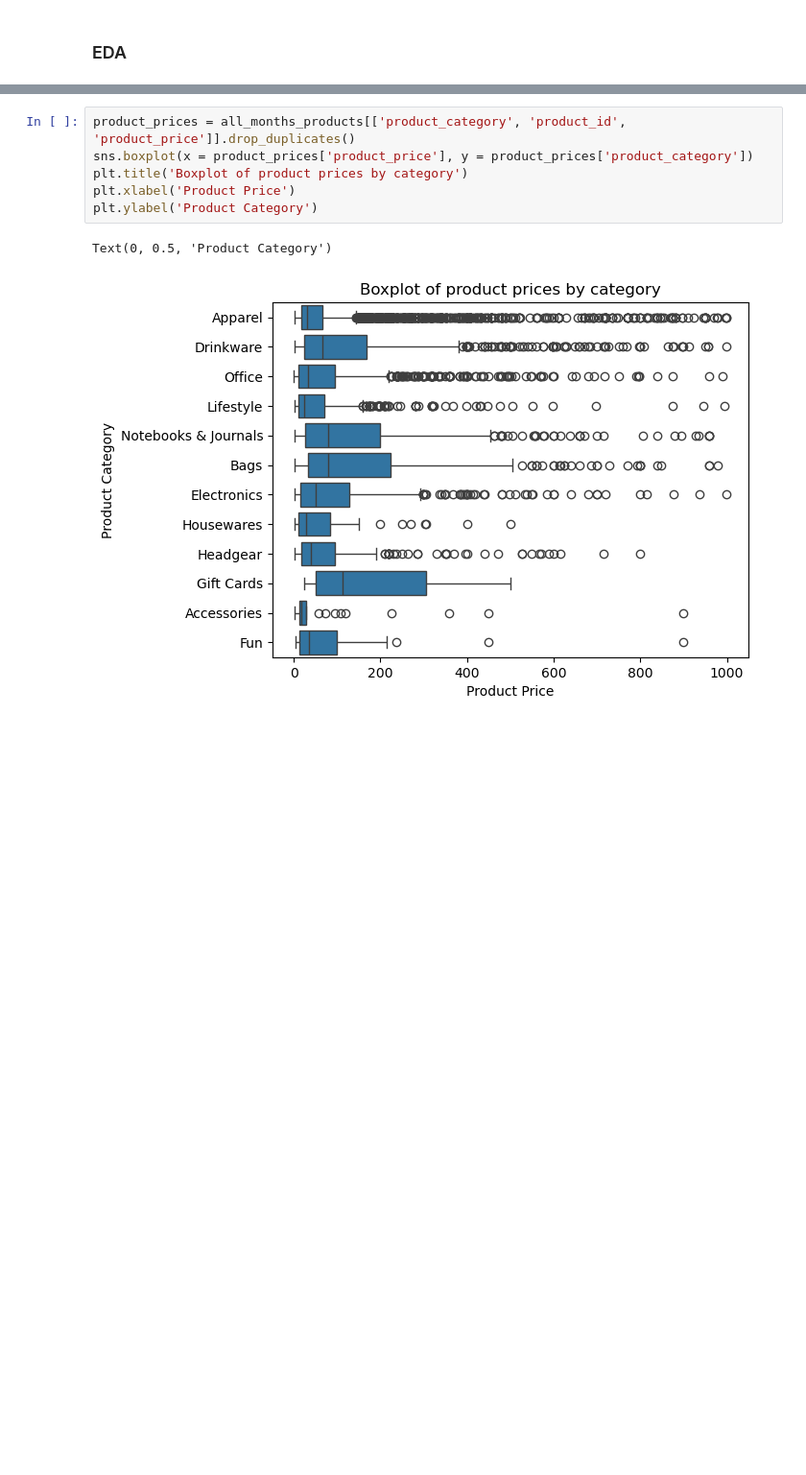
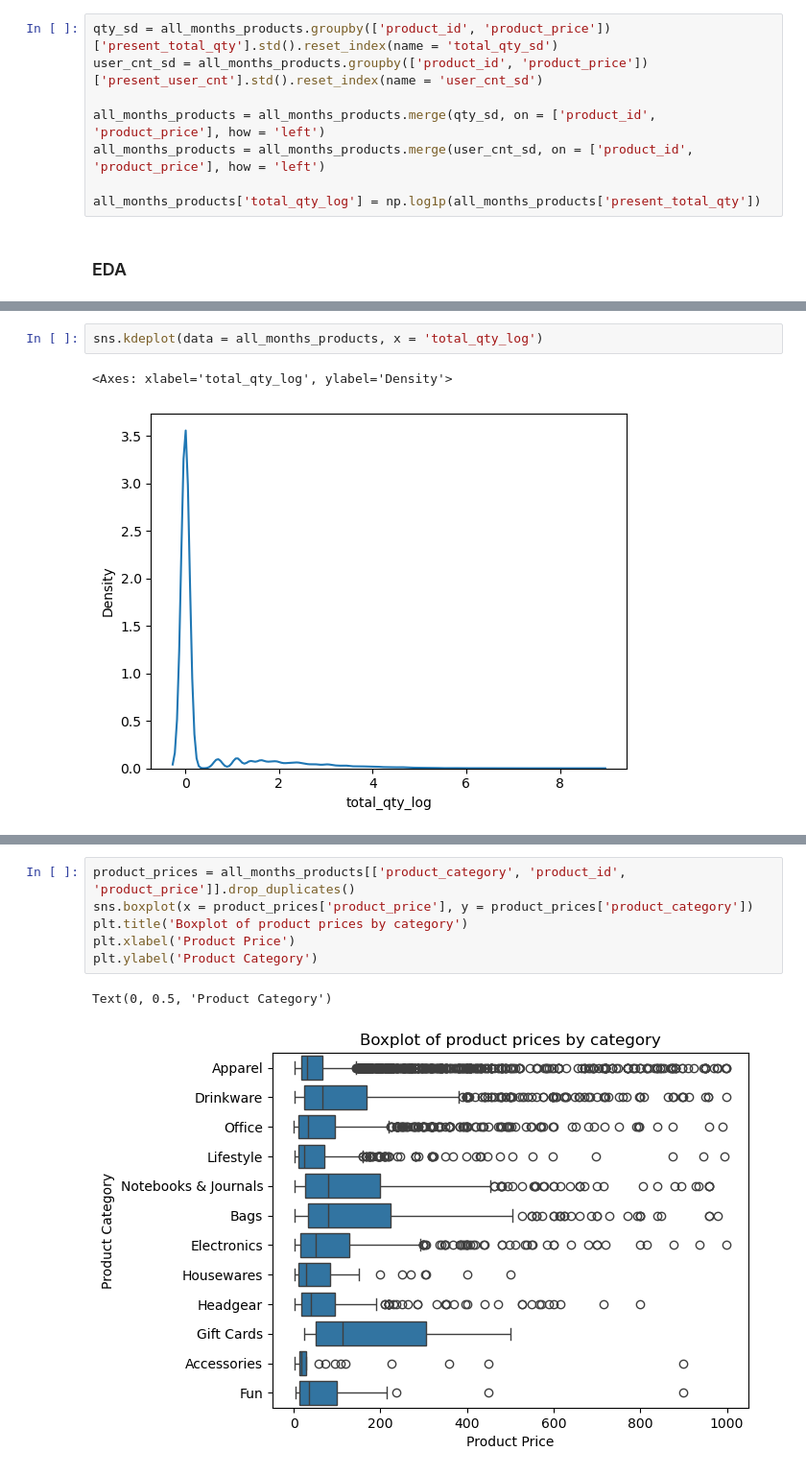
Before and after one commit to woobrandon/DSA3101-Potato-Wedges, a Jupyter notebook: SubgroupB/DemandForecasting.ipynb, the cells around one changed output, grey strips where cells are left out. Shown at 96% size. Cells and saved outputs as stored; diff of their text form; blank space fills up the shorter version.

```diff
--- a/SubgroupB/DemandForecasting.ipynb
+++ b/SubgroupB/DemandForecasting.ipynb
@@ -341,2 +322,10 @@ all_months_products = all_months_products.merge(month_holidays, on = "month", ho
+# %%
+qty_sd = all_months_products.groupby(['product_id', 'product_price'])['present_total_qty'].std().reset_index(name = 'total_qty_sd')
+user_cnt_sd = all_months_products.groupby(['product_id', 'product_price'])['present_user_cnt'].std().reset_index(name = 'user_cnt_sd')
+
+all_months_products = all_months_products.merge(qty_sd, on = ['product_id', 'product_price'], how = 'left')
+all_months_products = all_months_products.merge(user_cnt_sd, on = ['product_id', 'product_price'], how = 'left')
+
+all_months_products['total_qty_log'] = np.log1p(all_months_products['present_total_qty'])
 # %% [markdown]
 ### EDA
@@ -342,0 +337,5 @@ all_months_products = all_months_products.merge(month_holidays, on = "month", ho
+# %%
+sns.kdeplot(data = all_months_products, x = 'total_qty_log')
+# %% [output]
+<Axes: xlabel='total_qty_log', ylabel='Density'>
+[figure, added]
```
Also changed, not shown: parts of 35 cells of this notebook.
